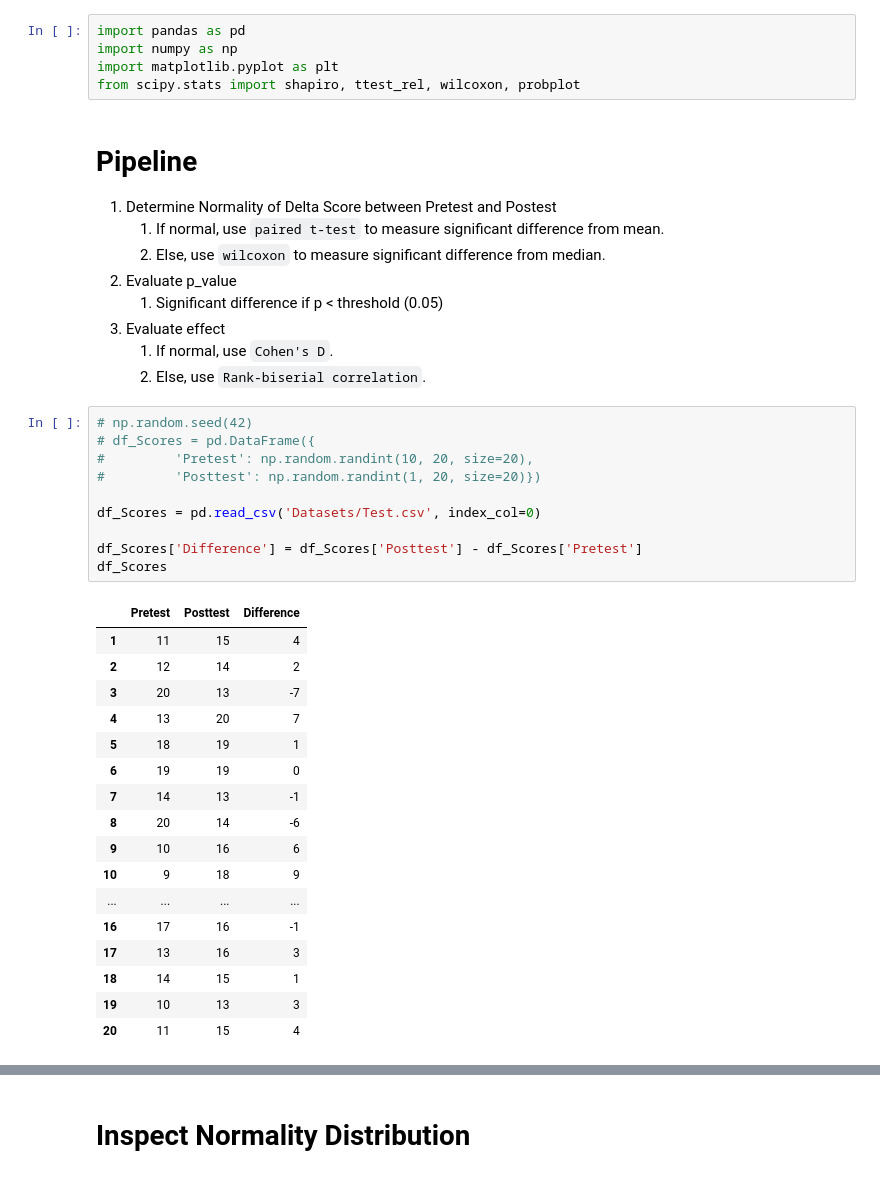
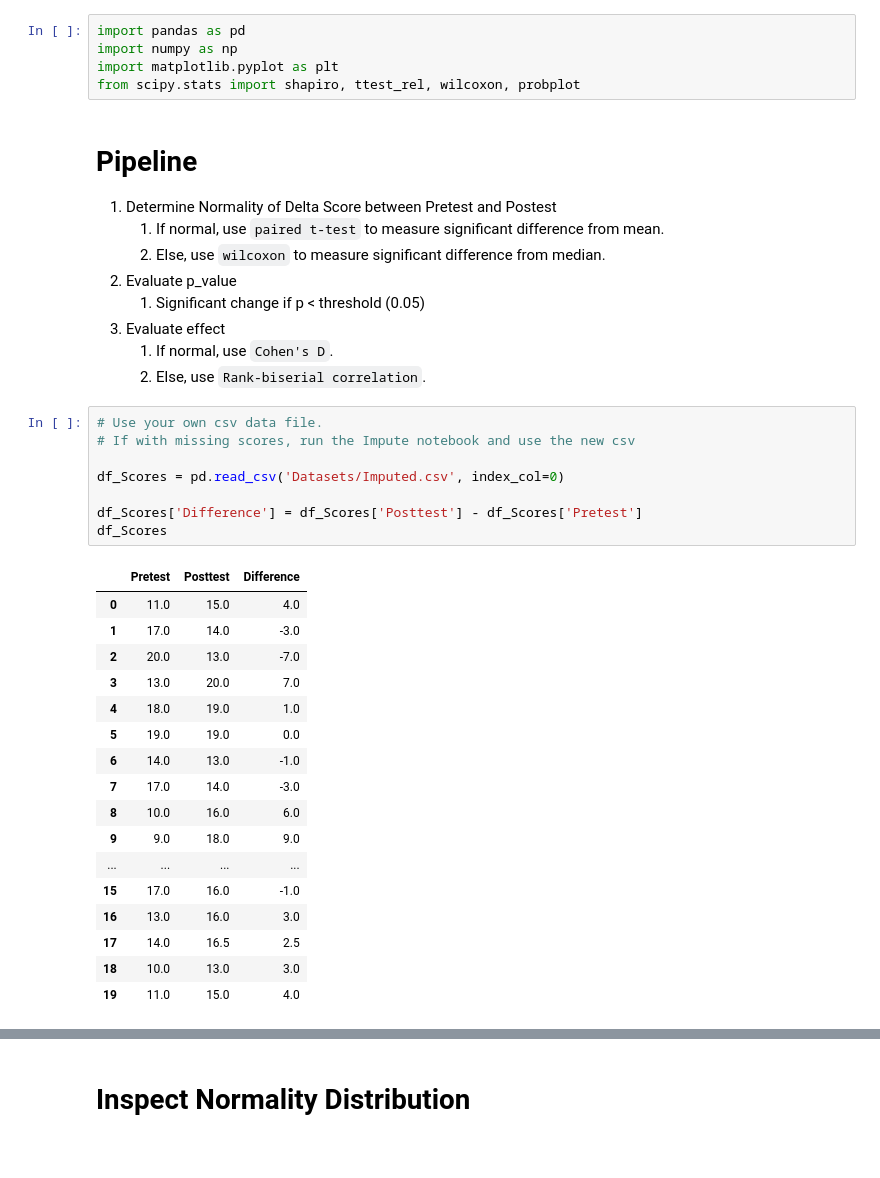
Before and after one commit to CharlesO55/CAPIET-Framework, a Jupyter notebook: Data Analysis.ipynb, the cells around one changed output, grey strips where cells are left out. Cells and saved outputs as stored; diff of their text form.

```diff
--- a/Data Analysis.ipynb
+++ b/Data Analysis.ipynb
@@ -10,38 +10,36 @@ from scipy.stats import shapiro, ttest_rel, wilcoxon, probplot
     1. If normal, use `paired t-test` to measure significant difference from mean.
     2. Else, use `wilcoxon` to measure significant difference from median.
 2. Evaluate p_value
-    1. Significant difference if p < threshold (0.05)
+    1. Significant change if p < threshold (0.05)
 3. Evaluate effect
     1. If normal, use `Cohen's D`.
     2. Else, use `Rank-biserial correlation`.
 # %%
-# np.random.seed(42)
-# df_Scores = pd.DataFrame({
-#         'Pretest': np.random.randint(10, 20, size=20),
-#         'Posttest': np.random.randint(1, 20, size=20)})
+# Use your own csv data file.
+# If with missing scores, run the Impute notebook and use the new csv
 
-df_Scores = pd.read_csv('Datasets/Test.csv', index_col=0)
+df_Scores = pd.read_csv('Datasets/Imputed.csv', index_col=0)
 
 df_Scores['Difference'] = df_Scores['Posttest'] - df_Scores['Pretest']
 df_Scores
 # %% [output]
 |  | Pretest | Posttest | Difference |
-| 1 | 11 | 15 | 4 |
-| 2 | 12 | 14 | 2 |
-| 3 | 20 | 13 | -7 |
-| 4 | 13 | 20 | 7 |
-| 5 | 18 | 19 | 1 |
-| 6 | 19 | 19 | 0 |
-| 7 | 14 | 13 | -1 |
-| 8 | 20 | 14 | -6 |
-| 9 | 10 | 16 | 6 |
-| 10 | 9 | 18 | 9 |
+| 0 | 11.0 | 15.0 | 4.0 |
+| 1 | 17.0 | 14.0 | -3.0 |
+| 2 | 20.0 | 13.0 | -7.0 |
+| 3 | 13.0 | 20.0 | 7.0 |
+| 4 | 18.0 | 19.0 | 1.0 |
+| 5 | 19.0 | 19.0 | 0.0 |
+| 6 | 14.0 | 13.0 | -1.0 |
+| 7 | 17.0 | 14.0 | -3.0 |
+| 8 | 10.0 | 16.0 | 6.0 |
+| 9 | 9.0 | 18.0 | 9.0 |
 | ... | ... | ... | ... |
-| 16 | 17 | 16 | -1 |
-| 17 | 13 | 16 | 3 |
-| 18 | 14 | 15 | 1 |
-| 19 | 10 | 13 | 3 |
-| 20 | 11 | 15 | 4 |
+| 15 | 17.0 | 16.0 | -1.0 |
+| 16 | 13.0 | 16.0 | 3.0 |
+| 17 | 14.0 | 16.5 | 2.5 |
+| 18 | 10.0 | 13.0 | 3.0 |
+| 19 | 11.0 | 15.0 | 4.0 |
 # %%
 df_Scores.describe()
 # %% [output]
```
Also changed, not shown: parts of 8 cells of this notebook, 6 other files.
